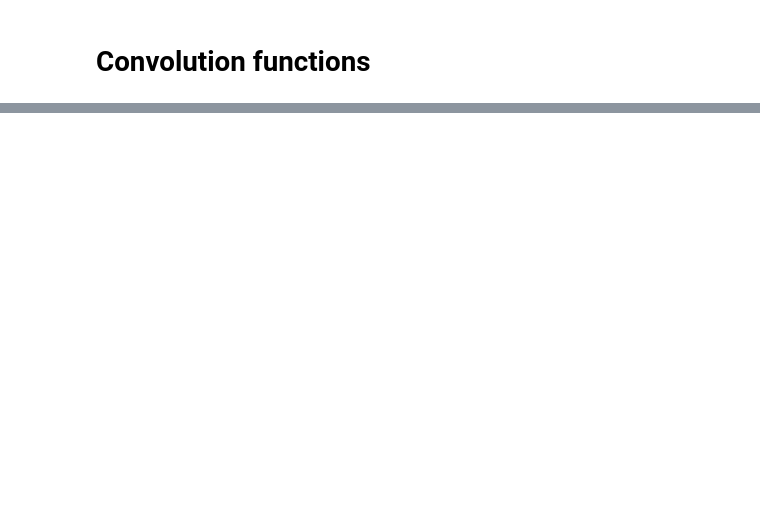
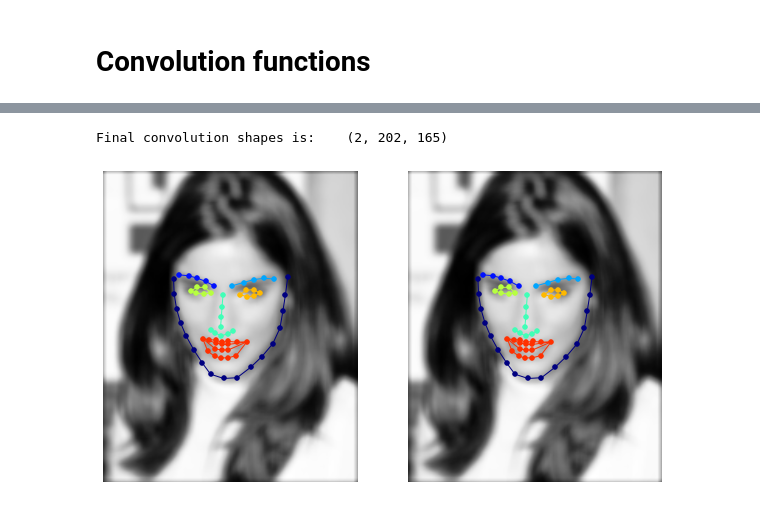
Before and after one commit to jalabort/alaborticcv2015, a Jupyter notebook: notebooks/convolutions.ipynb, the cells around one changed output, grey strips where cells are left out. Cells and saved outputs as stored; diff of their text form; code cells hidden in the pictures; blank space fills up the shorter version.

```diff
--- a/notebooks/convolutions.ipynb
+++ b/notebooks/convolutions.ipynb
@@ -361,9 +472,12 @@ print 'Final convolution shapes is: \t', c4.pixels.shape
 # %%
-c5 = multiconvsum(i, [f, f, f, f], mode='same', boundary='constant')
+c5 = multiconvsum(i, [f, f], mode='same', boundary='constant')
 
 # visualize
-c5.view(new_figure=True)
+c5.view_landmarks(group='ibug_face_66', new_figure=True)
 
 # info
 print 'Final convolution shapes is: \t', c5.pixels.shape
+# %% [output]
+Final convolution shapes is:    (2, 202, 165)
+[figure, added]
 # %%
```
Also changed, not shown: parts of 14 cells of this notebook.
